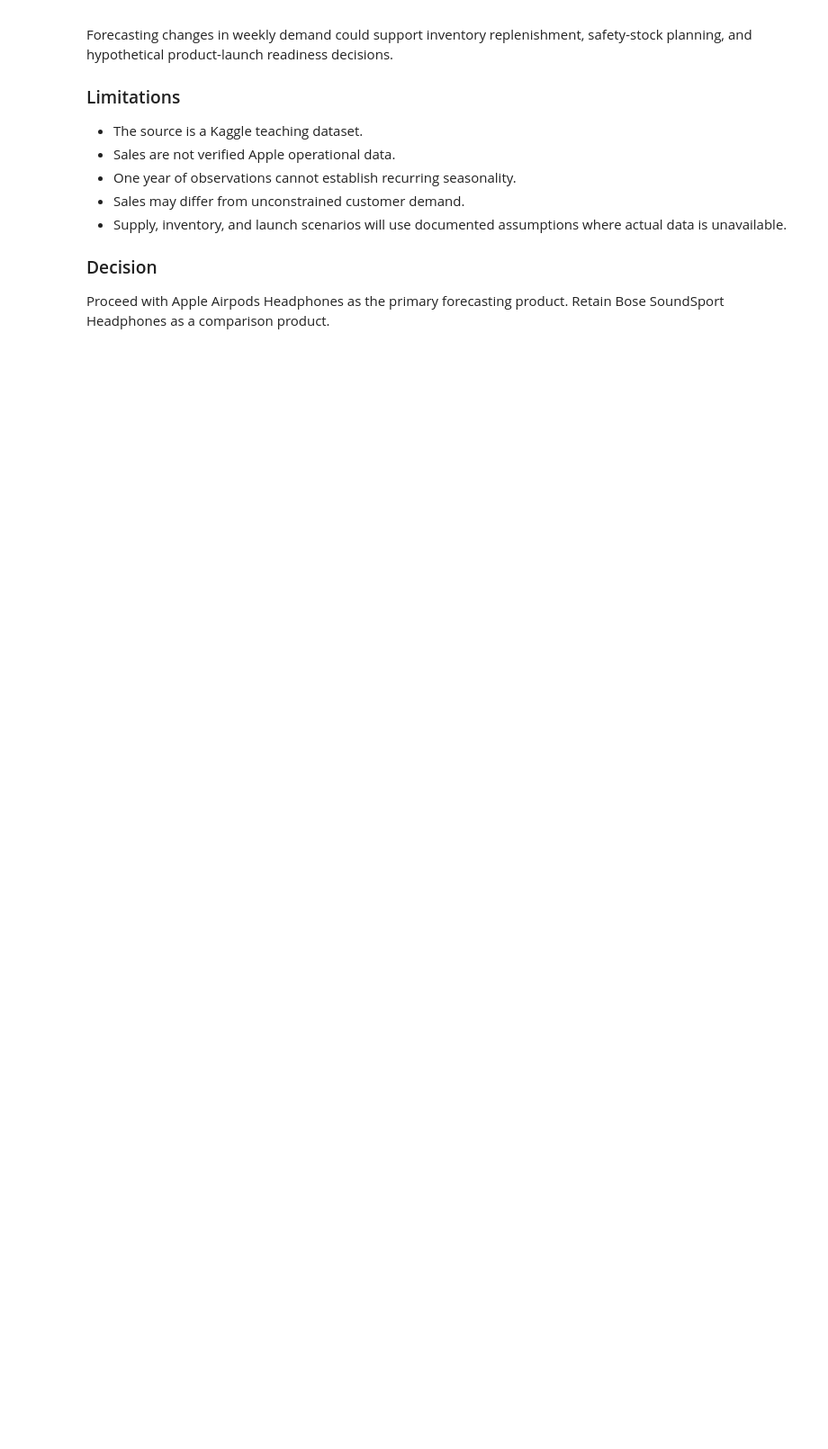
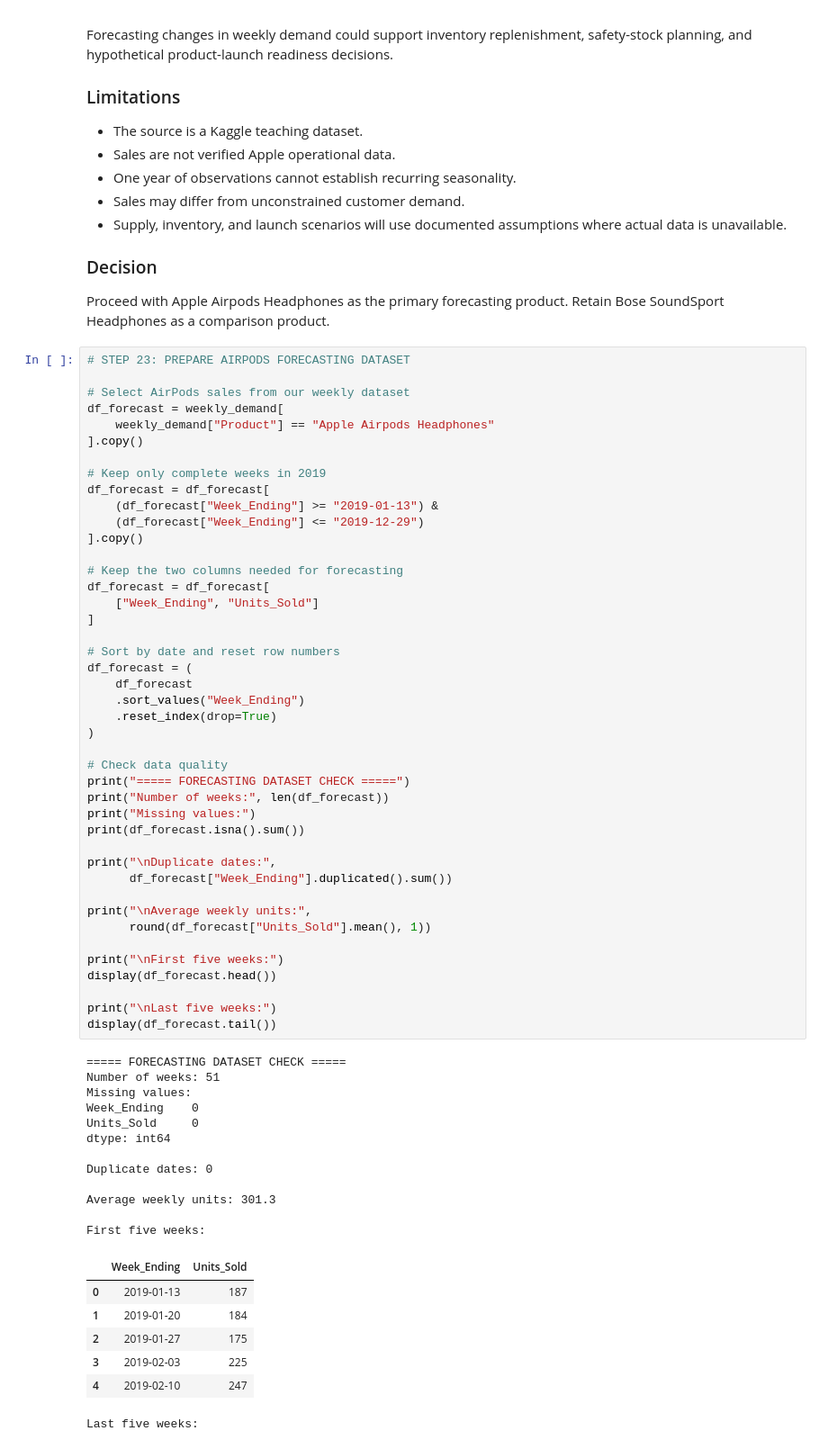
Before and after one commit to sidkulkarn1/hardware-demand-sensing-planner, a Jupyter notebook: 01_data_exploration.ipynb, the cells around one changed output. Shown at 90% size. Drawn from its saved outputs; the diff is of its cells as text; blank space fills up the shorter version.

Commit message:
Complete initial demand forecasting and SQL analytics pipeline

```diff
--- a/01_data_exploration.ipynb
+++ b/01_data_exploration.ipynb
@@ -1123,3 +1122,66 @@ Forecasting changes in weekly demand could support inventory replenishment, safe
 
 ### Decision
 Proceed with Apple Airpods Headphones as the primary forecasting product. Retain Bose SoundSport Headphones as a comparison product.
+# %%
+# STEP 23: PREPARE AIRPODS FORECASTING DATASET
+
+# Select AirPods sales from our weekly dataset
+df_forecast = weekly_demand[
+    weekly_demand["Product"] == "Apple Airpods Headphones"
+].copy()
+
+# Keep only complete weeks in 2019
+df_forecast = df_forecast[
+    (df_forecast["Week_Ending"] >= "2019-01-13") &
+    (df_forecast["Week_Ending"] <= "2019-12-29")
+].copy()
+
+# Keep the two columns needed for forecasting
+df_forecast = df_forecast[
+    ["Week_Ending", "Units_Sold"]
+]
+
+# Sort by date and reset row numbers
+df_forecast = (
+    df_forecast
+    .sort_values("Week_Ending")
+    .reset_index(drop=True)
+)
+
+# Check data quality
+print("===== FORECASTING DATASET CHECK =====")
+print("Number of weeks:", len(df_forecast))
+print("Missing values:")
+print(df_forecast.isna().sum())
+
+print("\nDuplicate dates:",
+      df_forecast["Week_Ending"].duplicated().sum())
+
+print("\nAverage weekly units:",
+      round(df_forecast["Units_Sold"].mean(), 1))
+
+print("\nFirst five weeks:")
+display(df_forecast.head())
+
+print("\nLast five weeks:")
+display(df_forecast.tail())
+# %% [output]
+===== FORECASTING DATASET CHECK =====
+Number of weeks: 51
+Missing values:
+Week_Ending    0
+Units_Sold     0
+dtype: int64
+
+Duplicate dates: 0
+
+Average weekly units: 301.3
+
+First five weeks:
+|  | Week_Ending | Units_Sold |
+| 0 | 2019-01-13 | 187 |
+| 1 | 2019-01-20 | 184 |
+| 2 | 2019-01-27 | 175 |
+| 3 | 2019-02-03 | 225 |
+| 4 | 2019-02-10 | 247 |
+Last five weeks:
```
Also changed, not shown: parts of 3 cells of this notebook, 4 other files.
